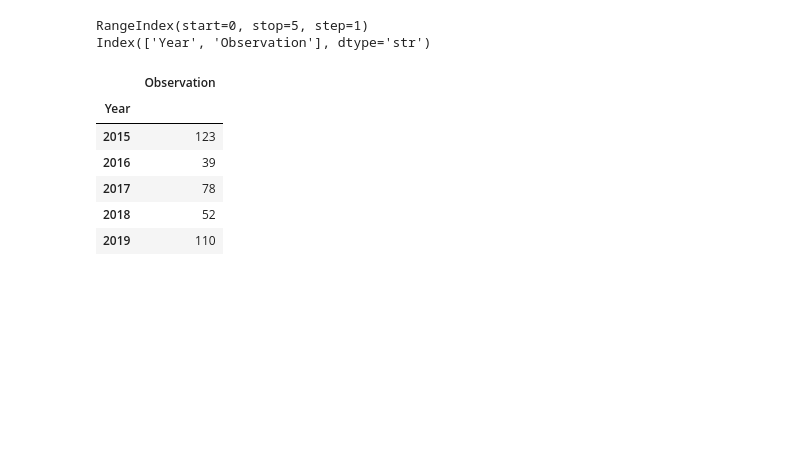
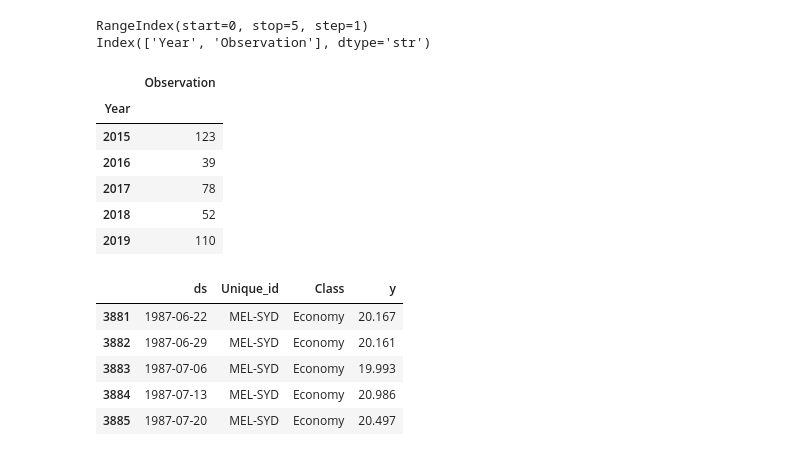
Before and after one commit to DinithBJayalath/ms-time-series, a Jupyter notebook: fpp-book/graphing.ipynb, the cells around one changed output. Cells and saved outputs as stored; diff of their text form; code cells hidden in the pictures; blank space fills up the shorter version.

```diff
--- a/fpp-book/graphing.ipynb
+++ b/fpp-book/graphing.ipynb
@@ -80,3 +83,18 @@ year_df
 | 2017 | 78 |
 | 2018 | 52 |
 | 2019 | 110 |
+# %%
+melsyd_economy = (
+    pd.read_csv("../data/fppp/ansett.csv", parse_dates=["ds"])
+    .loc[lambda x : (x["Airports"] == "MEL-SYD") & (x["Class"]=="Economy")]
+    .rename(columns={"Airports" : "Unique_id"})
+    .assign(y=lambda x : x["y"]/1000)
+)
+melsyd_economy.head()
+# %% [output]
+|  | ds | Unique_id | Class | y |
+| 3881 | 1987-06-22 | MEL-SYD | Economy | 20.167 |
+| 3882 | 1987-06-29 | MEL-SYD | Economy | 20.161 |
+| 3883 | 1987-07-06 | MEL-SYD | Economy | 19.993 |
+| 3884 | 1987-07-13 | MEL-SYD | Economy | 20.986 |
+| 3885 | 1987-07-20 | MEL-SYD | Economy | 20.497 |
```
Also changed, not shown: parts of 4 cells of this notebook.
